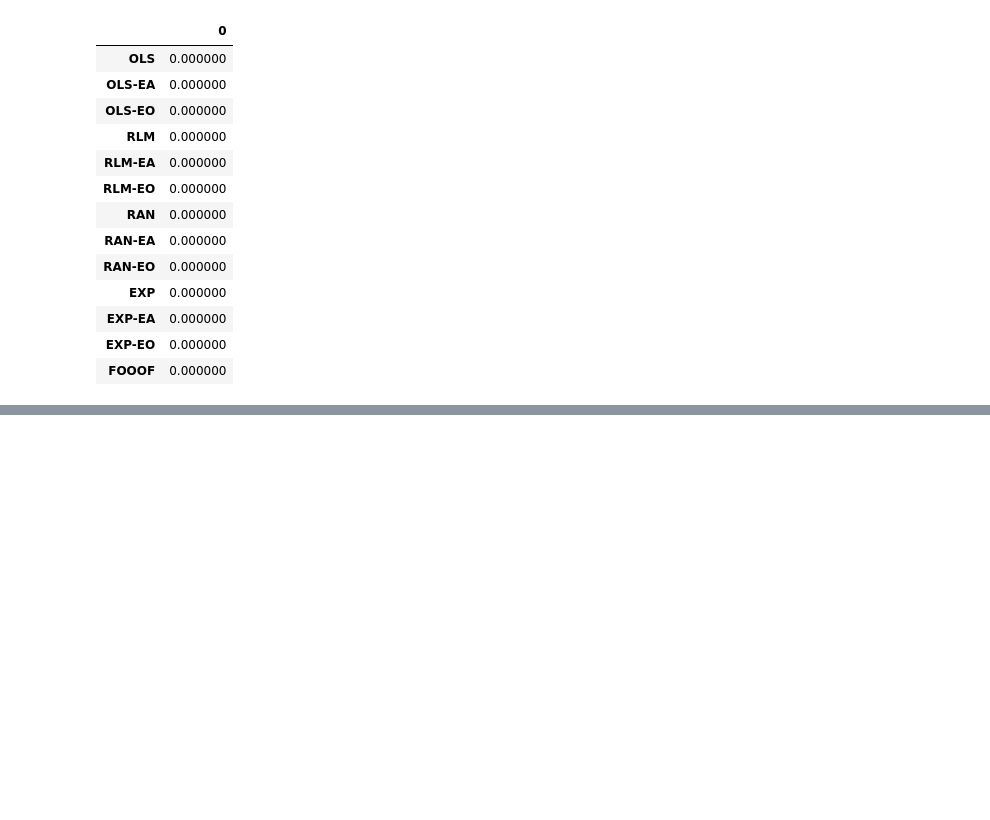
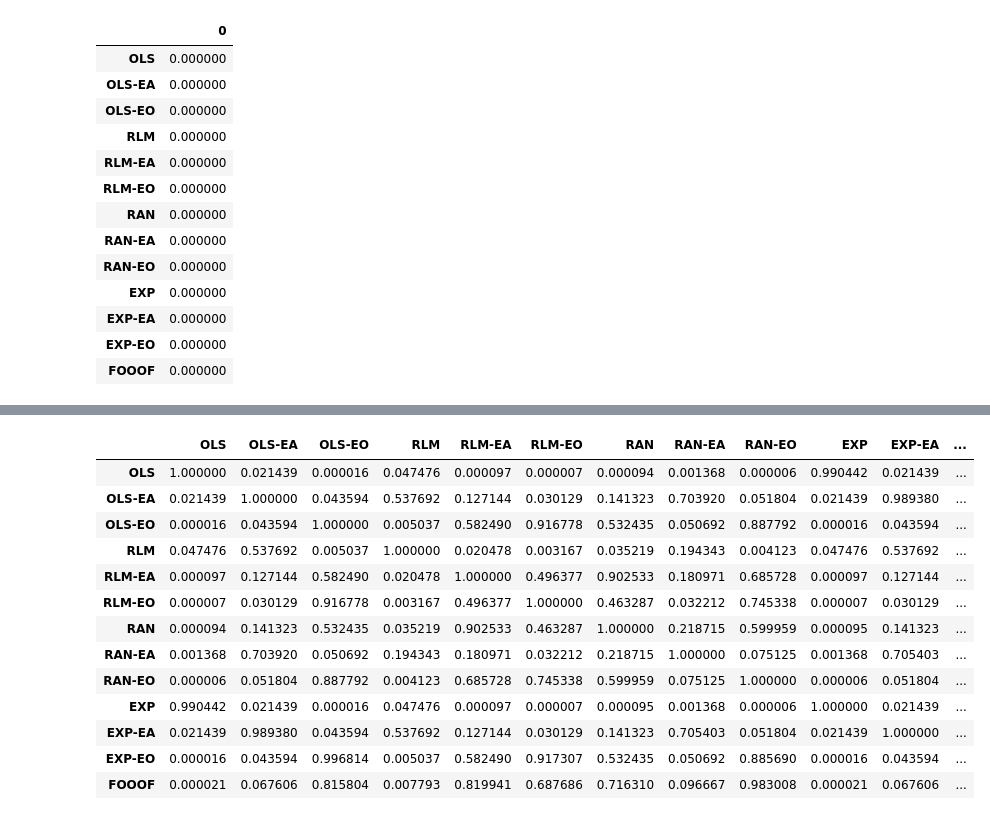
Before and after one commit to AperiodicMethods/AperiodicMethods, a Jupyter notebook: notebooks/02-FittingSimSpectra.ipynb, the cells around one changed output, grey strips where cells are left out. Cells and saved outputs as stored; diff of their text form; code cells hidden in the pictures; blank space fills up the shorter version.

```diff
--- a/notebooks/02-FittingSimSpectra.ipynb
+++ b/notebooks/02-FittingSimSpectra.ipynb
@@ -292,0 +419,22 @@ sim_dat.errs = data
+# %%
+# Run comparisons between methods
+comps = sims.comp_errs()
+# %%
+# Print out color-coded dataframe of comparison results
+df = pd.DataFrame(comps, index=sims.errs.keys(), columns=sims.errs.keys())
+df.style.applymap(color_red_or_green)
+# %% [output]
+|  | OLS | OLS-EA | OLS-EO | RLM | RLM-EA | RLM-EO | RAN | RAN-EA | RAN-EO | EXP | EXP-EA | ... |
+| OLS | 1.000000 | 0.021439 | 0.000016 | 0.047476 | 0.000097 | 0.000007 | 0.000094 | 0.001368 | 0.000006 | 0.990442 | 0.021439 | ... |
+| OLS-EA | 0.021439 | 1.000000 | 0.043594 | 0.537692 | 0.127144 | 0.030129 | 0.141323 | 0.703920 | 0.051804 | 0.021439 | 0.989380 | ... |
+| OLS-EO | 0.000016 | 0.043594 | 1.000000 | 0.005037 | 0.582490 | 0.916778 | 0.532435 | 0.050692 | 0.887792 | 0.000016 | 0.043594 | ... |
+| RLM | 0.047476 | 0.537692 | 0.005037 | 1.000000 | 0.020478 | 0.003167 | 0.035219 | 0.194343 | 0.004123 | 0.047476 | 0.537692 | ... |
+| RLM-EA | 0.000097 | 0.127144 | 0.582490 | 0.020478 | 1.000000 | 0.496377 | 0.902533 | 0.180971 | 0.685728 | 0.000097 | 0.127144 | ... |
+| RLM-EO | 0.000007 | 0.030129 | 0.916778 | 0.003167 | 0.496377 | 1.000000 | 0.463287 | 0.032212 | 0.745338 | 0.000007 | 0.030129 | ... |
+| RAN | 0.000094 | 0.141323 | 0.532435 | 0.035219 | 0.902533 | 0.463287 | 1.000000 | 0.218715 | 0.599959 | 0.000095 | 0.141323 | ... |
+| RAN-EA | 0.001368 | 0.703920 | 0.050692 | 0.194343 | 0.180971 | 0.032212 | 0.218715 | 1.000000 | 0.075125 | 0.001368 | 0.705403 | ... |
+| RAN-EO | 0.000006 | 0.051804 | 0.887792 | 0.004123 | 0.685728 | 0.745338 | 0.599959 | 0.075125 | 1.000000 | 0.000006 | 0.051804 | ... |
+| EXP | 0.990442 | 0.021439 | 0.000016 | 0.047476 | 0.000097 | 0.000007 | 0.000095 | 0.001368 | 0.000006 | 1.000000 | 0.021439 | ... |
+| EXP-EA | 0.021439 | 0.989380 | 0.043594 | 0.537692 | 0.127144 | 0.030129 | 0.141323 | 0.705403 | 0.051804 | 0.021439 | 1.000000 | ... |
+| EXP-EO | 0.000016 | 0.043594 | 0.996814 | 0.005037 | 0.582490 | 0.917307 | 0.532435 | 0.050692 | 0.885690 | 0.000016 | 0.043594 | ... |
+| FOOOF | 0.000021 | 0.067606 | 0.815804 | 0.007793 | 0.819941 | 0.687686 | 0.716310 | 0.096667 | 0.983008 | 0.000021 | 0.067606 | ... |
```
Also changed, not shown: parts of 24 cells of this notebook, 1 other file.
